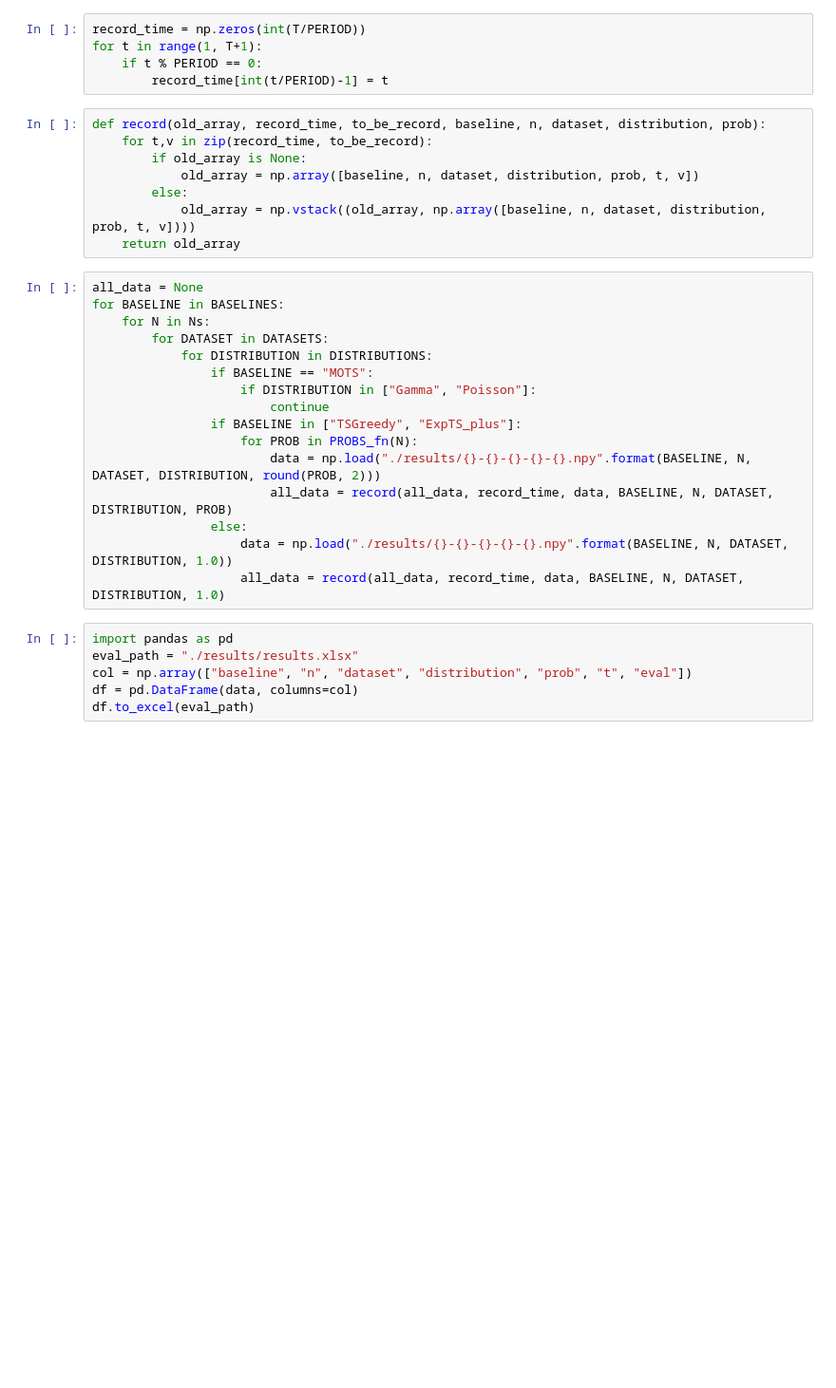
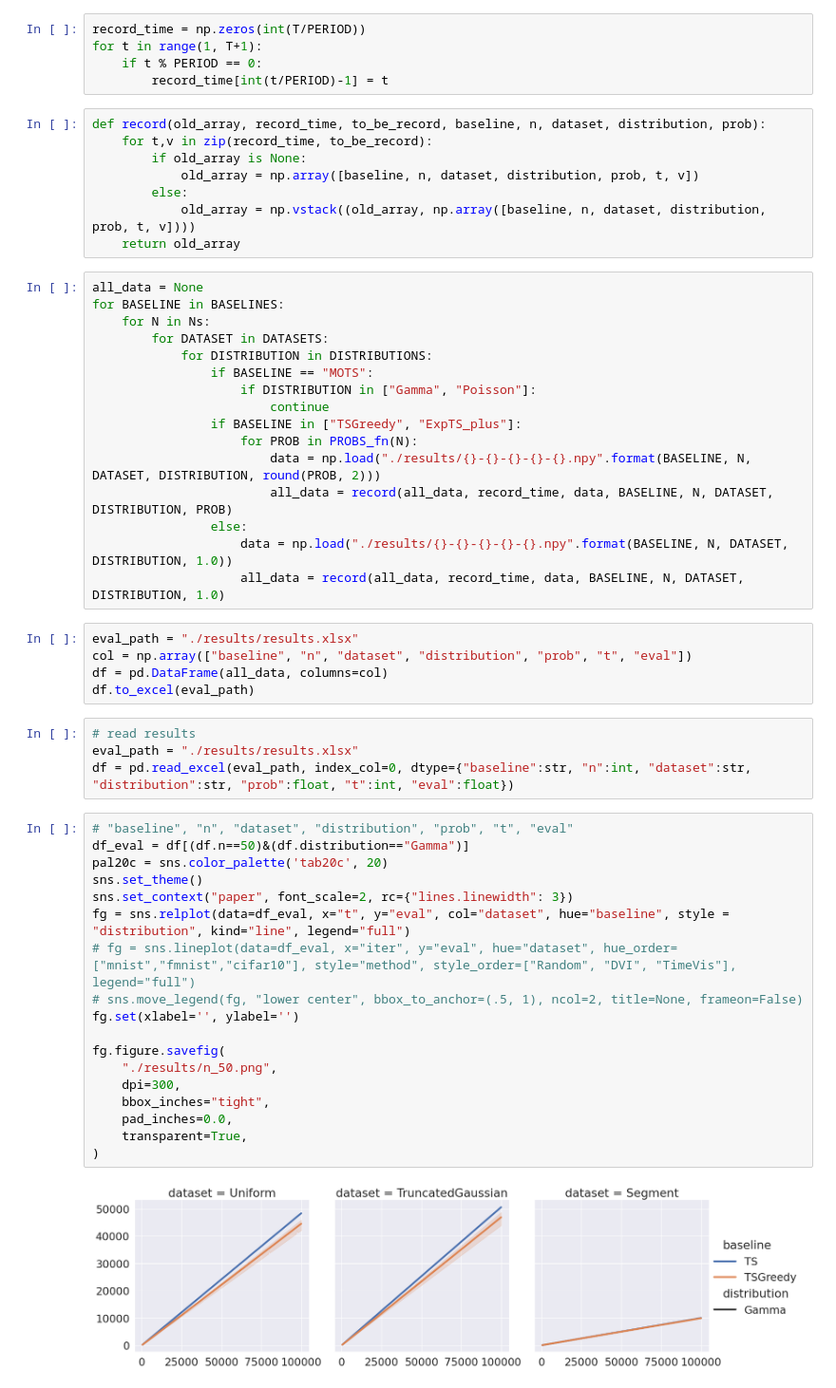
Before and after one commit to xianglinyang/TS, a Jupyter notebook: plot.ipynb, the cells around one changed output. Shown: that part at 95% size. Saved outputs shown, nothing was run; the diff lists cells and outputs as text; blank space fills up the shorter version.

```diff
--- a/plot.ipynb
+++ b/plot.ipynb
@@ -33,8 +34,31 @@ for BASELINE in BASELINES:
                     data = np.load("./results/{}-{}-{}-{}-{}.npy".format(BASELINE, N, DATASET, DISTRIBUTION, 1.0))
                     all_data = record(all_data, record_time, data, BASELINE, N, DATASET, DISTRIBUTION, 1.0)
 # %%
-import pandas as pd
 eval_path = "./results/results.xlsx"
 col = np.array(["baseline", "n", "dataset", "distribution", "prob", "t", "eval"])
-df = pd.DataFrame(data, columns=col)
+df = pd.DataFrame(all_data, columns=col)
 df.to_excel(eval_path)
+# %%
+# read results
+eval_path = "./results/results.xlsx"
+df = pd.read_excel(eval_path, index_col=0, dtype={"baseline":str, "n":int, "dataset":str, "distribution":str, "prob":float, "t":int, "eval":float})
+# %%
+# "baseline", "n", "dataset", "distribution", "prob", "t", "eval"
+df_eval = df[(df.n==50)&(df.distribution=="Gamma")]
+pal20c = sns.color_palette('tab20c', 20)
+sns.set_theme()
+sns.set_context("paper", font_scale=2, rc={"lines.linewidth": 3})
+fg = sns.relplot(data=df_eval, x="t", y="eval", col="dataset", hue="baseline", style = "distribution", kind="line", legend="full")
+# fg = sns.lineplot(data=df_eval, x="iter", y="eval", hue="dataset", hue_order=["mnist","fmnist","cifar10"], style="method", style_order=["Random", "DVI", "TimeVis"], legend="full")
+# sns.move_legend(fg, "lower center", bbox_to_anchor=(.5, 1), ncol=2, title=None, frameon=False)
+fg.set(xlabel='', ylabel='')
+
+fg.figure.savefig(
+    "./results/n_50.png",
+    dpi=300,
+    bbox_inches="tight",
+    pad_inches=0.0,
+    transparent=True,
+)
+# %% [output]
+[figure, added]
```
Also changed, not shown: parts of 2 cells of this notebook.
